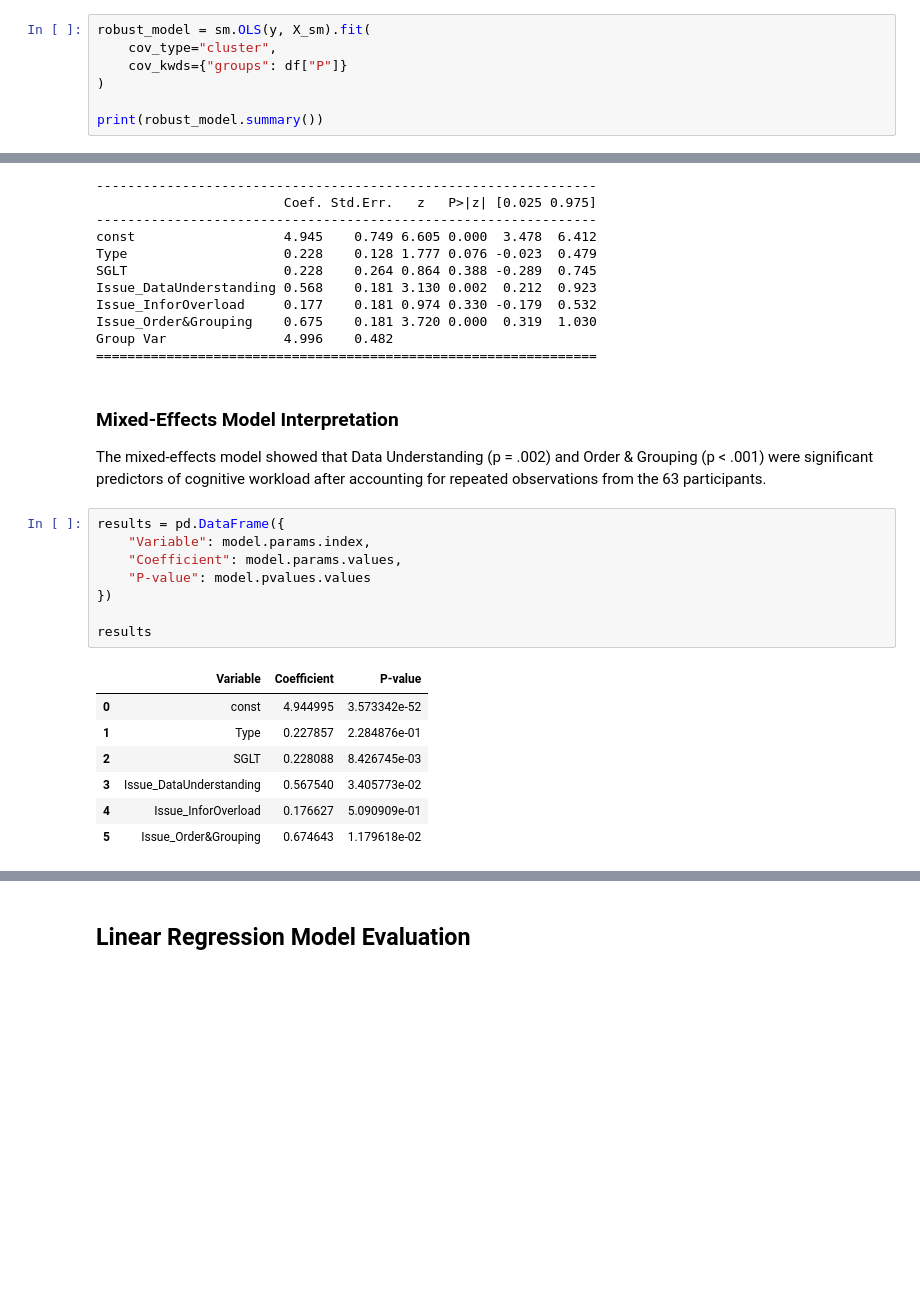
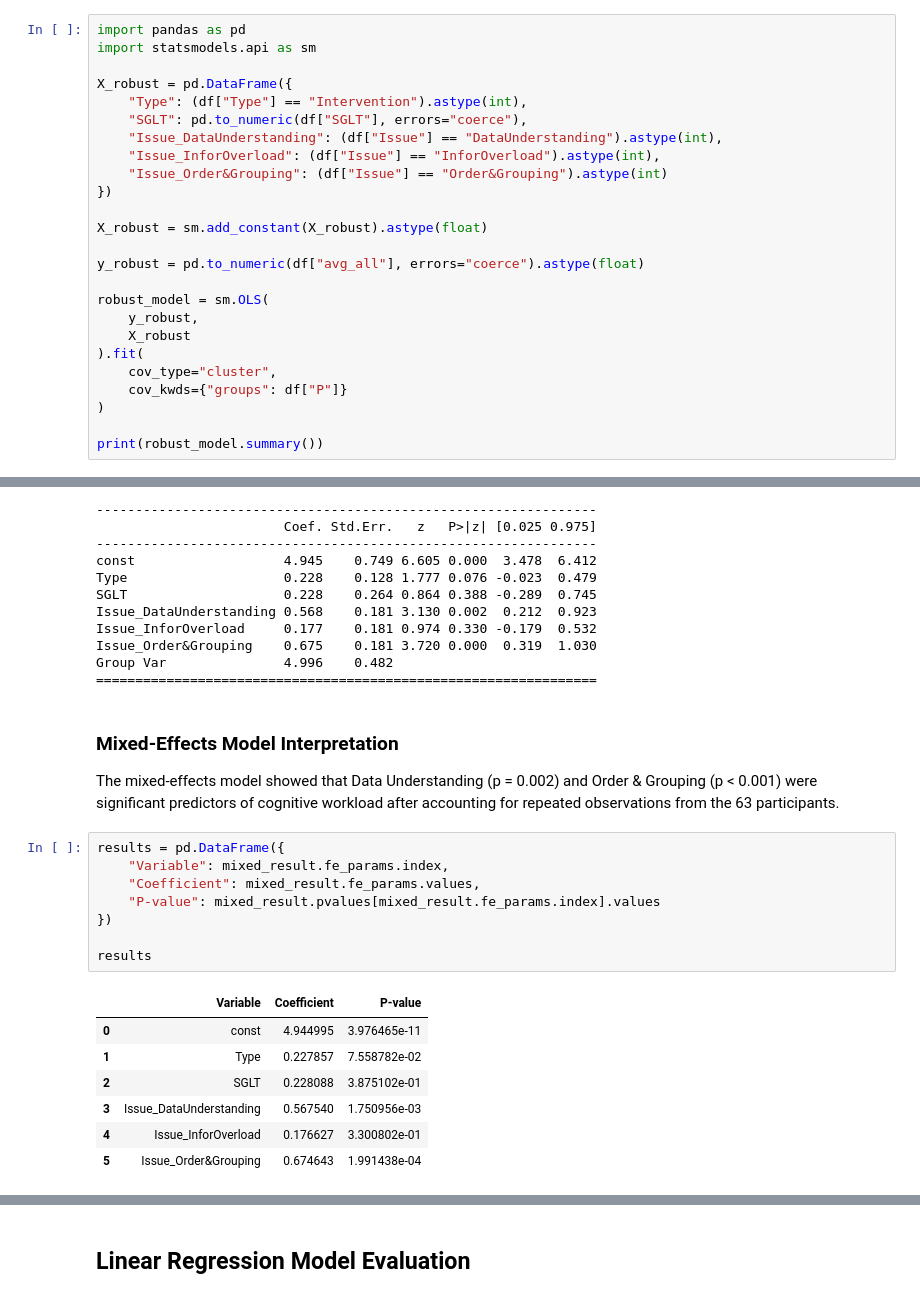
Before and after one commit to Chakuunaa/Evaluating-Dashboard-Design-Effectiveness-in-Data-Analytics, a Jupyter notebook: notebooks/01_Dissertation_Analysis.ipynb, the cells around one changed output, grey strips where cells are left out. Drawn from its saved outputs; the diff is of its cells as text; blank space fills up the shorter version.

```diff
--- a/notebooks/01_Dissertation_Analysis.ipynb
+++ b/notebooks/01_Dissertation_Analysis.ipynb
@@ -1055,5 +1025,23 @@ The residual plot and Spearman test (ρ = .343, p < .001) indicated evidence of
 # %%
-robust_model = sm.OLS(y, X_sm).fit(
+import pandas as pd
+import statsmodels.api as sm
+
+X_robust = pd.DataFrame({
+    "Type": (df["Type"] == "Intervention").astype(int),
+    "SGLT": pd.to_numeric(df["SGLT"], errors="coerce"),
+    "Issue_DataUnderstanding": (df["Issue"] == "DataUnderstanding").astype(int),
+    "Issue_InforOverload": (df["Issue"] == "InforOverload").astype(int),
+    "Issue_Order&Grouping": (df["Issue"] == "Order&Grouping").astype(int)
+})
+
+X_robust = sm.add_constant(X_robust).astype(float)
+
+y_robust = pd.to_numeric(df["avg_all"], errors="coerce").astype(float)
+
+robust_model = sm.OLS(
+    y_robust,
+    X_robust
+).fit(
     cov_type="cluster",
     cov_kwds={"groups": df["P"]}
 )
@@ -1205,21 +1193,21 @@ Group Var               4.996    0.482
 # %% [markdown]
 ### Mixed-Effects Model Interpretation
 
-The mixed-effects model showed that Data Understanding (p = .002) and Order & Grouping (p < .001) were significant predictors of cognitive workload after accounting for repeated observations from the 63 participants.
+The mixed-effects model showed that Data Understanding (p = 0.002) and Order & Grouping (p < 0.001) were significant predictors of cognitive workload after accounting for repeated observations from the 63 participants.
 # %%
 results = pd.DataFrame({
-    "Variable": model.params.index,
-    "Coefficient": model.params.values,
-    "P-value": model.pvalues.values
+    "Variable": mixed_result.fe_params.index,
+    "Coefficient": mixed_result.fe_params.values,
+    "P-value": mixed_result.pvalues[mixed_result.fe_params.index].values
 })
 
 results
 # %% [output]
 |  | Variable | Coefficient | P-value |
-| 0 | const | 4.944995 | 3.573342e-52 |
-| 1 | Type | 0.227857 | 2.284876e-01 |
-| 2 | SGLT | 0.228088 | 8.426745e-03 |
-| 3 | Issue_DataUnderstanding | 0.567540 | 3.405773e-02 |
-| 4 | Issue_InforOverload | 0.176627 | 5.090909e-01 |
-| 5 | Issue_Order&Grouping | 0.674643 | 1.179618e-02 |
+| 0 | const | 4.944995 | 3.976465e-11 |
+| 1 | Type | 0.227857 | 7.558782e-02 |
+| 2 | SGLT | 0.228088 | 3.875102e-01 |
+| 3 | Issue_DataUnderstanding | 0.567540 | 1.750956e-03 |
+| 4 | Issue_InforOverload | 0.176627 | 3.300802e-01 |
+| 5 | Issue_Order&Grouping | 0.674643 | 1.991438e-04 |
 # %% [markdown]
```
Also changed, not shown: parts of 28 cells of this notebook, 1 other file.
